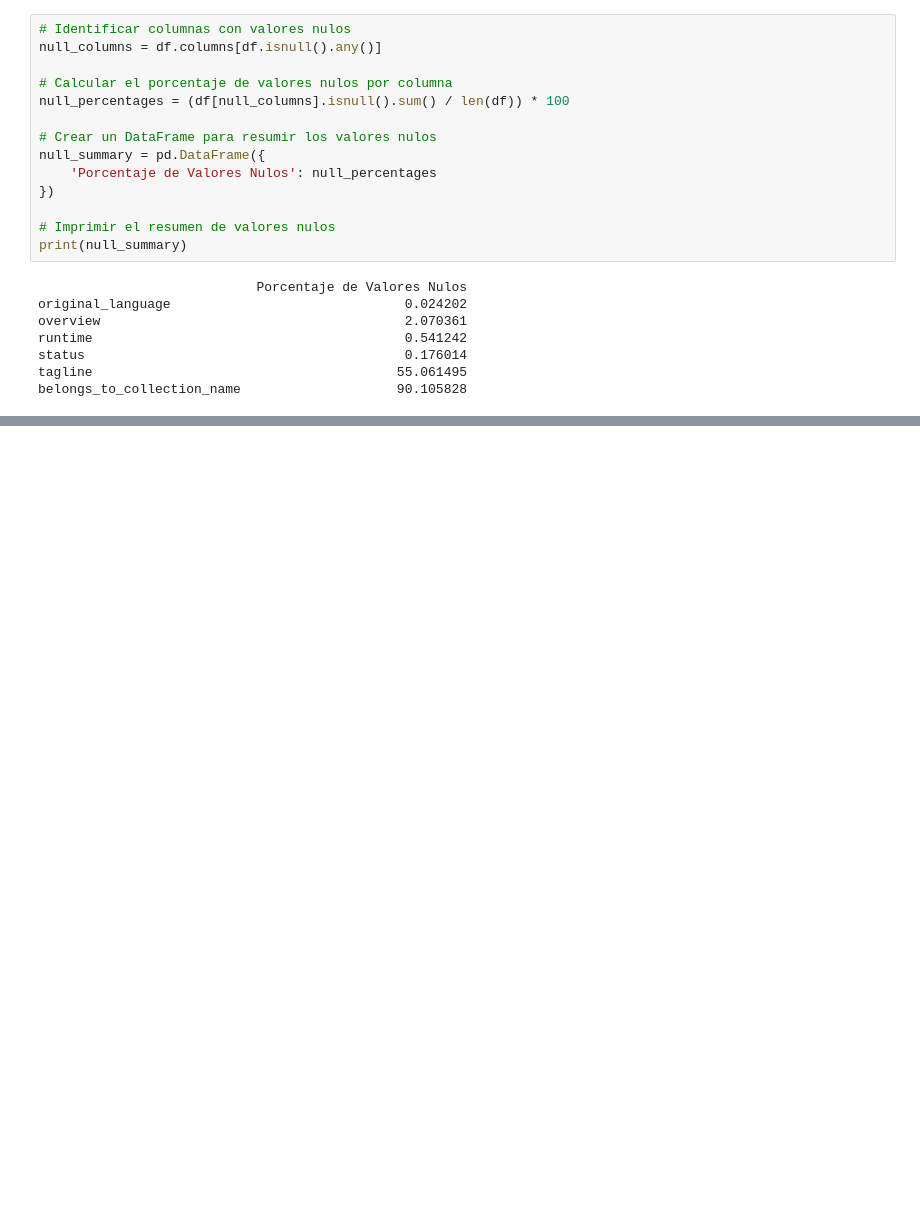
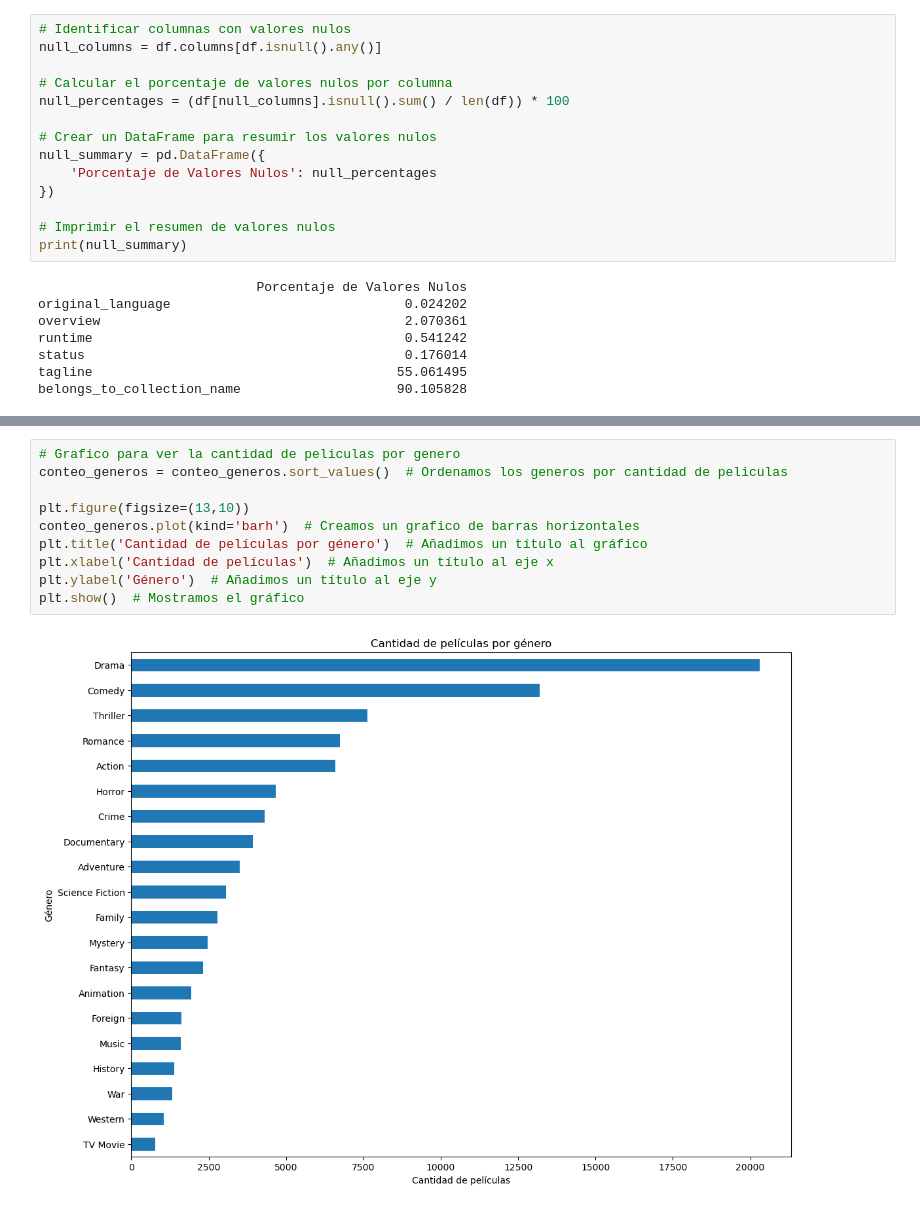
Before and after one commit to gdelrio0410/PI_1_Recomendaciones_de_peliculas_ML_OPS, a Jupyter notebook: EDA.ipynb, the cells around one changed output, grey strips where cells are left out. Cells and saved outputs as stored; diff of their text form; blank space fills up the shorter version.

```diff
--- a/EDA.ipynb
+++ b/EDA.ipynb
@@ -144,0 +203,12 @@ belongs_to_collection_name                    90.105828
+# %%
+# Grafico para ver la cantidad de peliculas por genero
+conteo_generos = conteo_generos.sort_values()  # Ordenamos los generos por cantidad de peliculas
+
+plt.figure(figsize=(13,10))
+conteo_generos.plot(kind='barh')  # Creamos un grafico de barras horizontales
+plt.title('Cantidad de películas por género')  # Añadimos un título al gráfico
+plt.xlabel('Cantidad de películas')  # Añadimos un título al eje x
+plt.ylabel('Género')  # Añadimos un título al eje y
+plt.show()  # Mostramos el gráfico
+# %% [output]
+[figure, added]
```
Also changed, not shown: parts of 10 cells of this notebook, 1 other file.
